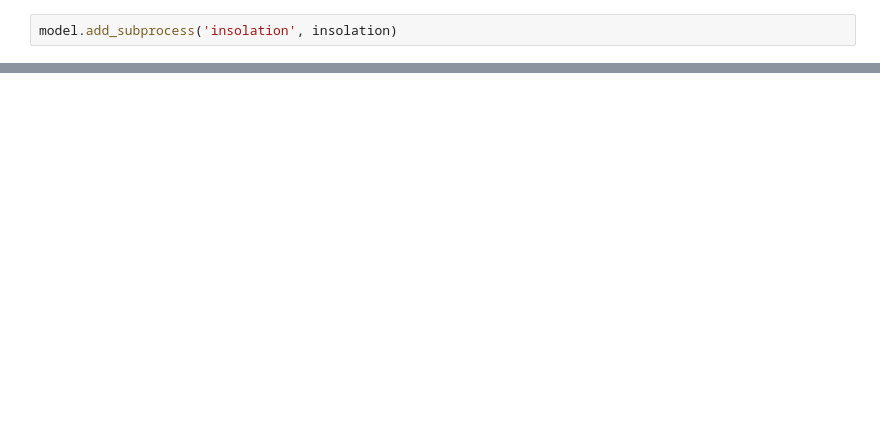
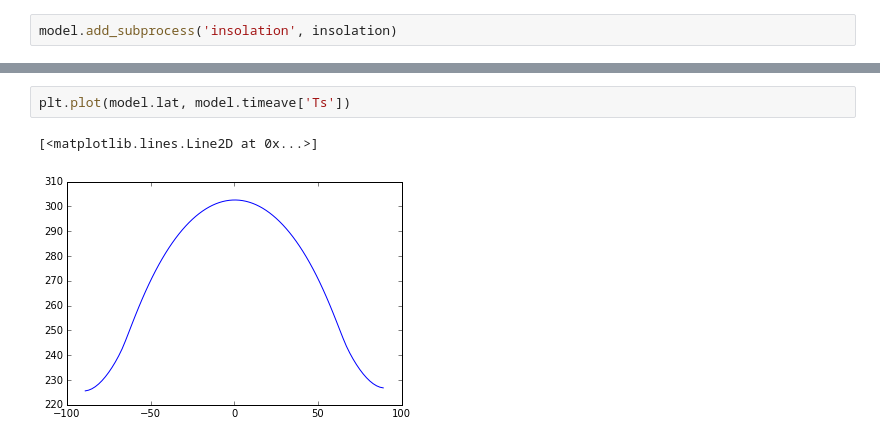
Before and after one commit to climlab/climlab, a Jupyter notebook: courseware/Latitude-dependent grey radiation.ipynb, the cells around one changed output, grey strips where cells are left out. Cells and saved outputs as stored; diff of their text form; blank space fills up the shorter version.

```diff
--- a/courseware/Latitude-dependent grey radiation.ipynb
+++ b/courseware/Latitude-dependent grey radiation.ipynb
@@ -58,0 +76,5 @@ AttributeError: 'DailyInsolation' object has no attribute 'insolation_array'
+# %%
+plt.plot(model.lat, model.timeave['Ts'])
+# %% [output]
+[<matplotlib.lines.Line2D at 0x...>]
+[figure, added]
```
Also changed, not shown: parts of 17 cells of this notebook, 2 other files.
